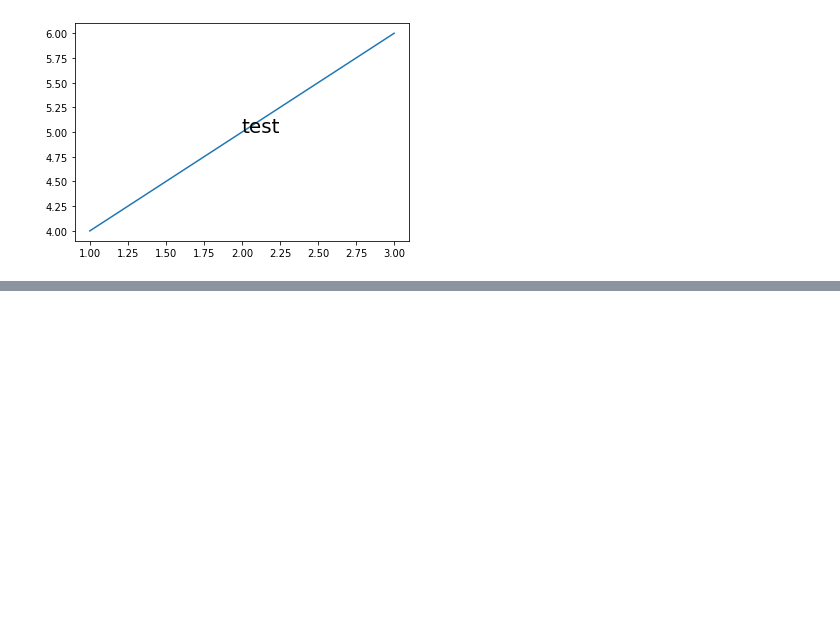
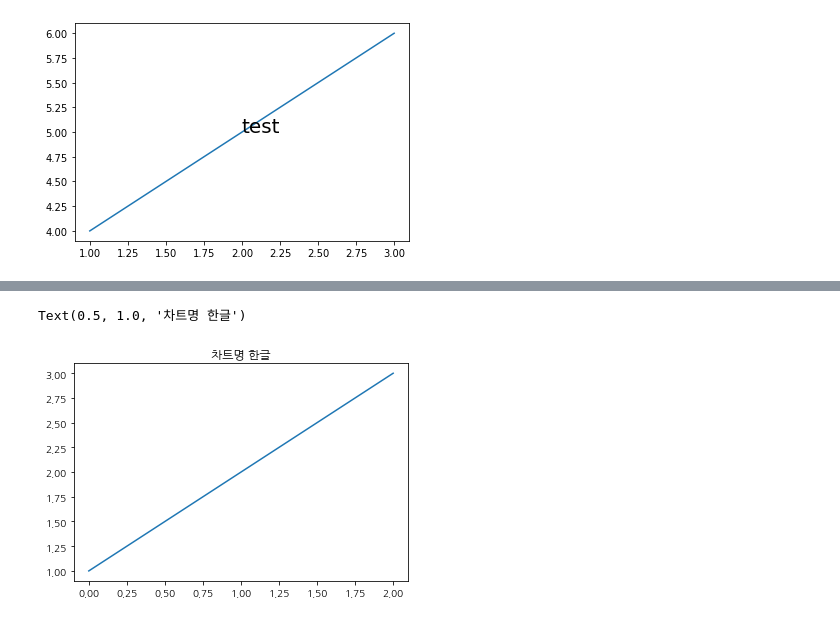
Before and after one commit to hitzza/git-practice-python, a Jupyter notebook: ex/fastcamp/plt.ipynb, the cells around one changed output, grey strips where cells are left out. Drawn from its saved outputs; the diff is of its cells as text; code cells hidden in the pictures; blank space fills up the shorter version.

```diff
--- a/ex/fastcamp/plt.ipynb
+++ b/ex/fastcamp/plt.ipynb
@@ -45,0 +59,10 @@ Text(2, 5, 'test')
+# %%
+plt.rcParams['font.family'] = ['NanumGothic', 'sans-serif']
+plt.rcParams['axes.unicode_minus'] = False
+
+x=[1,2,3]
+plt.plot(x)
+plt.title('차트명 한글')
+# %% [output]
+Text(0.5, 1.0, '차트명 한글')
+[figure, added]
```
Also changed, not shown: parts of 6 cells of this notebook.
